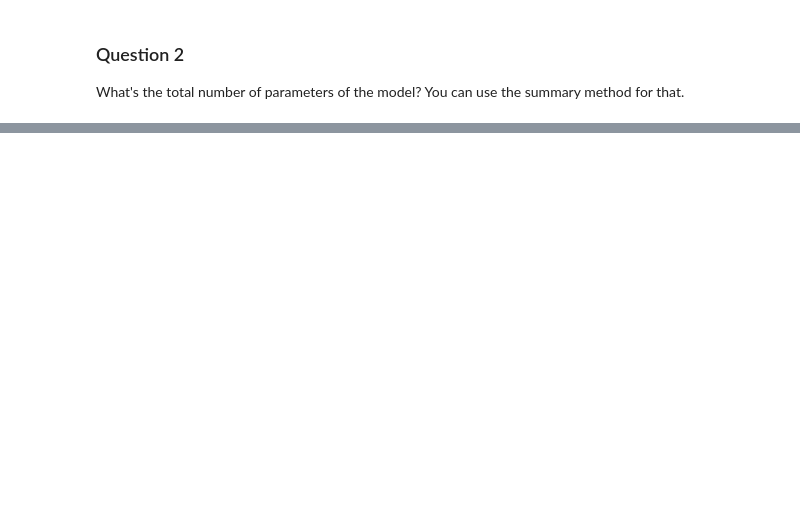
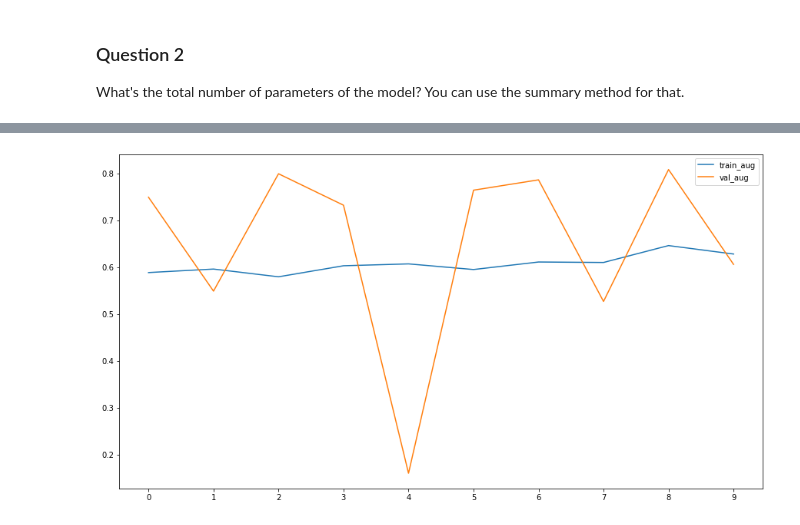
Before and after one commit to LeoRuslan/my_mlbookcamp, a Jupyter notebook: homework_8/homework_8.ipynb, the cells around one changed output, grey strips where cells are left out. Drawn from its saved outputs; the diff is of its cells as text; code cells hidden in the pictures; blank space fills up the shorter version.

```diff
--- a/homework_8/homework_8.ipynb
+++ b/homework_8/homework_8.ipynb
@@ -60,0 +247,14 @@ What's the total number of parameters of the model? You can use the summary meth
+# %%
+train_generator_aug = ImageDataGenerator(rescale=1./255,
+                                         rotation_range=40,
+                                         width_shift_range=0.2,
+                                         height_shift_range=0.2,
+                                         shear_range=0.2,
+                                         zoom_range=0.2,
+                                         horizontal_flip=True,
+                                         fill_mode='nearest')
+
+train_ds_aug = train_generator_aug.flow_from_directory('train',
+                                                       target_size=(150, 150),
+                                                       batch_size=20,
+                                                       class_mode='binary')
@@ -60,0 +263,15 @@ What's the total number of parameters of the model? You can use the summary meth
+# %%
+val_generator_aug = ImageDataGenerator(rescale=1./255,
+                                         rotation_range=40,
+                                         width_shift_range=0.2,
+                                         height_shift_range=0.2,
+                                         shear_range=0.2,
+                                         zoom_range=0.2,
+                                         horizontal_flip=True,
+                                         fill_mode='nearest')
+
+val_ds_aug = val_generator_aug.flow_from_directory('validation',
+                                                   target_size=(150, 150),
+                                                   batch_size=20,
+                                                   class_mode='binary',
+                                                   shuffle=False)
@@ -60,0 +280,6 @@ What's the total number of parameters of the model? You can use the summary meth
+# %%
+history_aug = model.fit(train_ds_aug,
+                        steps_per_epoch=100,
+                        epochs=10,
+                        validation_data=val_ds_aug,
+                        validation_steps=50)
@@ -60,0 +307,8 @@ What's the total number of parameters of the model? You can use the summary meth
+# %%
+plt.plot(history_aug.history['accuracy'], label='train_aug')
+plt.plot(history_aug.history['val_accuracy'], label='val_aug')
+plt.xticks(range(10))
+plt.legend()
+plt.show();
+# %% [output]
+[figure, added]
```
Also changed, not shown: parts of 26 cells of this notebook, 1 other file.
